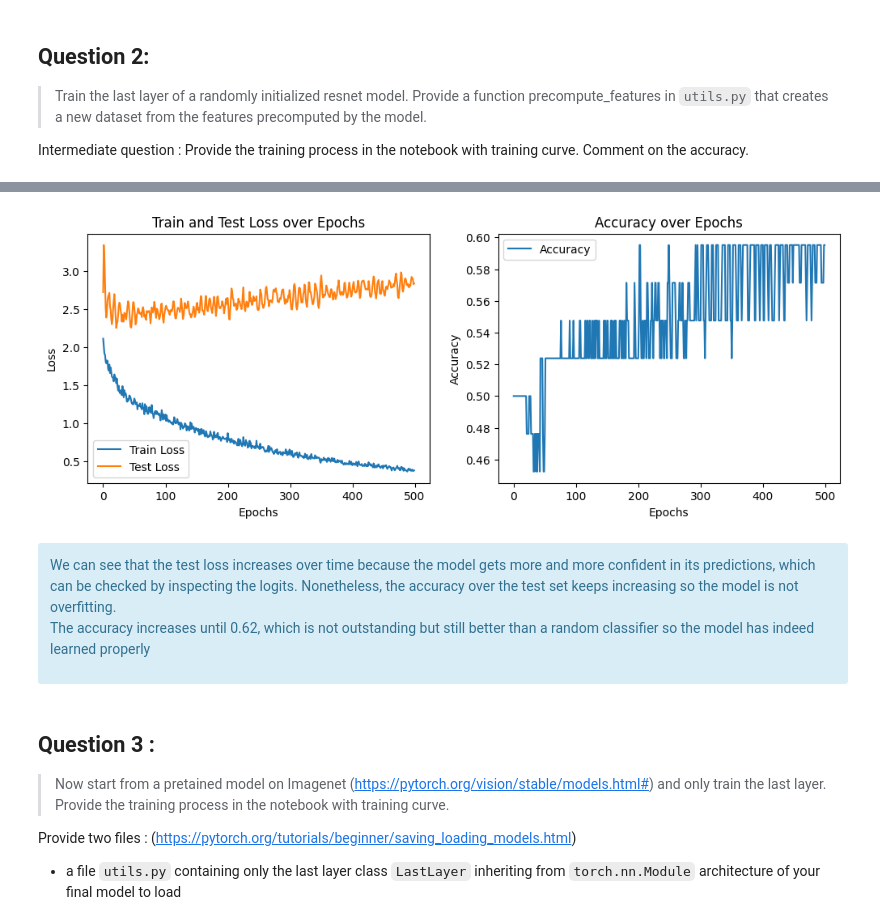
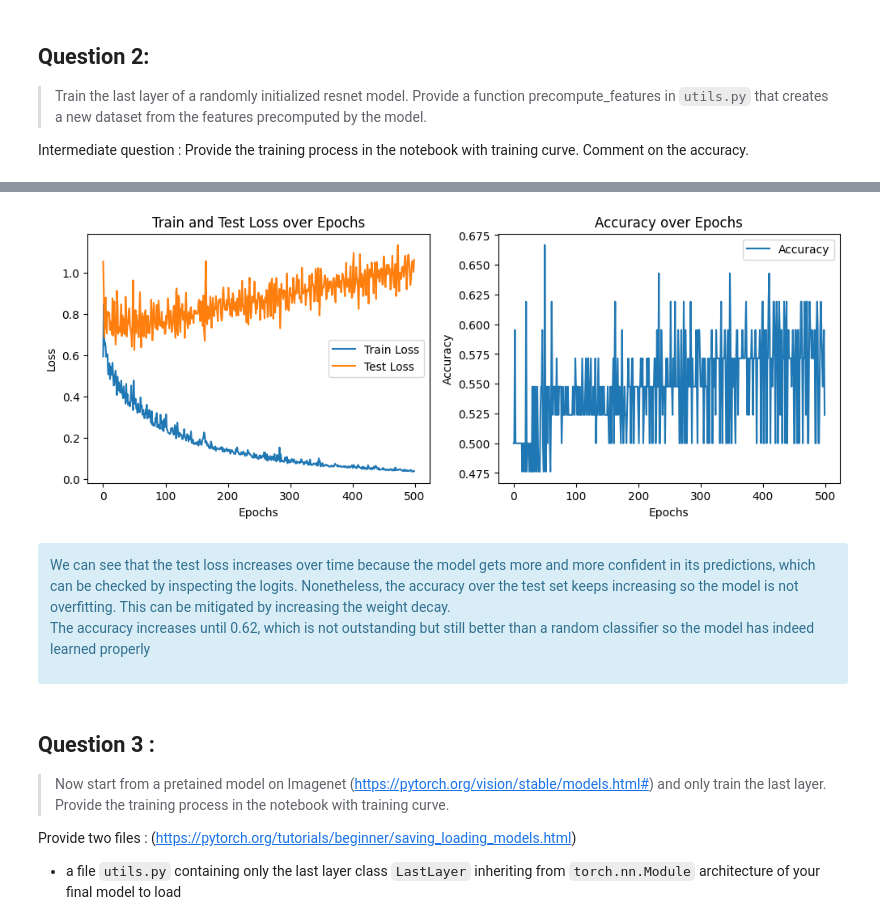
Before and after one commit to matthieuneau/deep-learning-practice, a Jupyter notebook: TP4.ipynb, the cells around one changed output, grey strips where cells are left out. Saved outputs shown, nothing was run; the diff lists cells and outputs as text; code cells hidden in the pictures.

```diff
--- a/TP4.ipynb
+++ b/TP4.ipynb
@@ -55,15 +58,20 @@ if not os.path.exists("data/TP4_images"):
     !cd data/TP4_images && wget -O north_dataset_test.zip  "https://nextcloud.lisn.upsaclay.fr/index.php/s/zntidWrFdYsGMDm/download/north_dataset_test.zip" && unzip north_dataset_test.zip
 # %%
 import torch
-from utils import LastLayer, plot_training, precompute_features, train
+from utils import plot_training, precompute_features, train
 import torch.nn as nn
 from torchvision import datasets, transforms, models
-from torchmetrics.classification import BinaryAccuracy, Accuracy, ConfusionMatrix
 from torch.utils.data import DataLoader
 
 dir_path = "data/TP4_images/"
 
-device = torch.device("cuda" if torch.cuda.is_available() else "cpu")
+device = torch.device(
+    "cuda"
+    if torch.cuda.is_available()
+    else "mps"
+    if torch.backends.mps.is_available()
+    else "cpu"
+)
 
 north_dataset = datasets.ImageFolder(
     dir_path + "north_dataset_sample",
@@ -94,21 +102,19 @@ from copy import deepcopy
 features_model = deepcopy(base_model)
 features_model.fc = nn.Identity()
 
-features_dataset = precompute_features(features_model, north_dataset, device)
-features_dataloader = DataLoader(features_dataset, batch_size=16, shuffle=True)
+features_dataset = precompute_features(features_model, north_dataset, device=device)
+features_dataloader = DataLoader(features_dataset, batch_size=8, shuffle=True)
 
-test_features_dataset = precompute_features(features_model, test_dataset, device)
-test_features_dataloader = DataLoader(test_features_dataset, batch_size=16)
+test_features_dataset = precompute_features(features_model, test_dataset, device=device)
+test_features_dataloader = DataLoader(
+    test_features_dataset, batch_size=len(test_features_dataset)
+)
 
 last_layer = nn.Sequential(nn.Linear(512, 2))
 
-print(last_layer(features_dataset[0][0]))
-last_layer(features_dataset[0][0].unsqueeze(0))
-
 n_epochs = 500
 loss_fn = nn.CrossEntropyLoss()
-optimizer = torch.optim.Adam(last_layer.parameters(), lr=5e-4)
-
+optimizer = torch.optim.Adam(last_layer.parameters(), lr=1e-3, weight_decay=1e-4)
 
 train_loss_history, test_loss_history, accuracy_history = train(
     last_layer,
@@ -117,6 +123,7 @@ train_loss_history, test_loss_history, accuracy_history = train(
     loss_fn,
     optimizer,
     n_epochs,
+    device,
 )
 
 plot_training(train_loss_history, test_loss_history, accuracy_history)
@@ -130,6 +136,6 @@ Epoch 401, train loss: 0.4464, test loss: 2.7528, accuracy: 0.5952
-[figure, old version]
+[figure, new version]
 # %% [markdown]
-<div class="alert alert-info">  We can see that the test loss increases over time because the model gets more and more confident in its predictions, which can be checked by inspecting the logits. Nonetheless, the accuracy over the test set keeps increasing so the model is not overfitting.
+<div class="alert alert-info">  We can see that the test loss increases over time because the model gets more and more confident in its predictions, which can be checked by inspecting the logits. Nonetheless, the accuracy over the test set keeps increasing so the model is not overfitting. This can be mitigated by increasing the weight decay.
 
 The accuracy increases until 0.62, which is not outstanding but still better than a random classifier so the model has indeed learned properly  </div>
 # %% [markdown]
```
Also changed, not shown: parts of 10 cells of this notebook, 46 other files.
